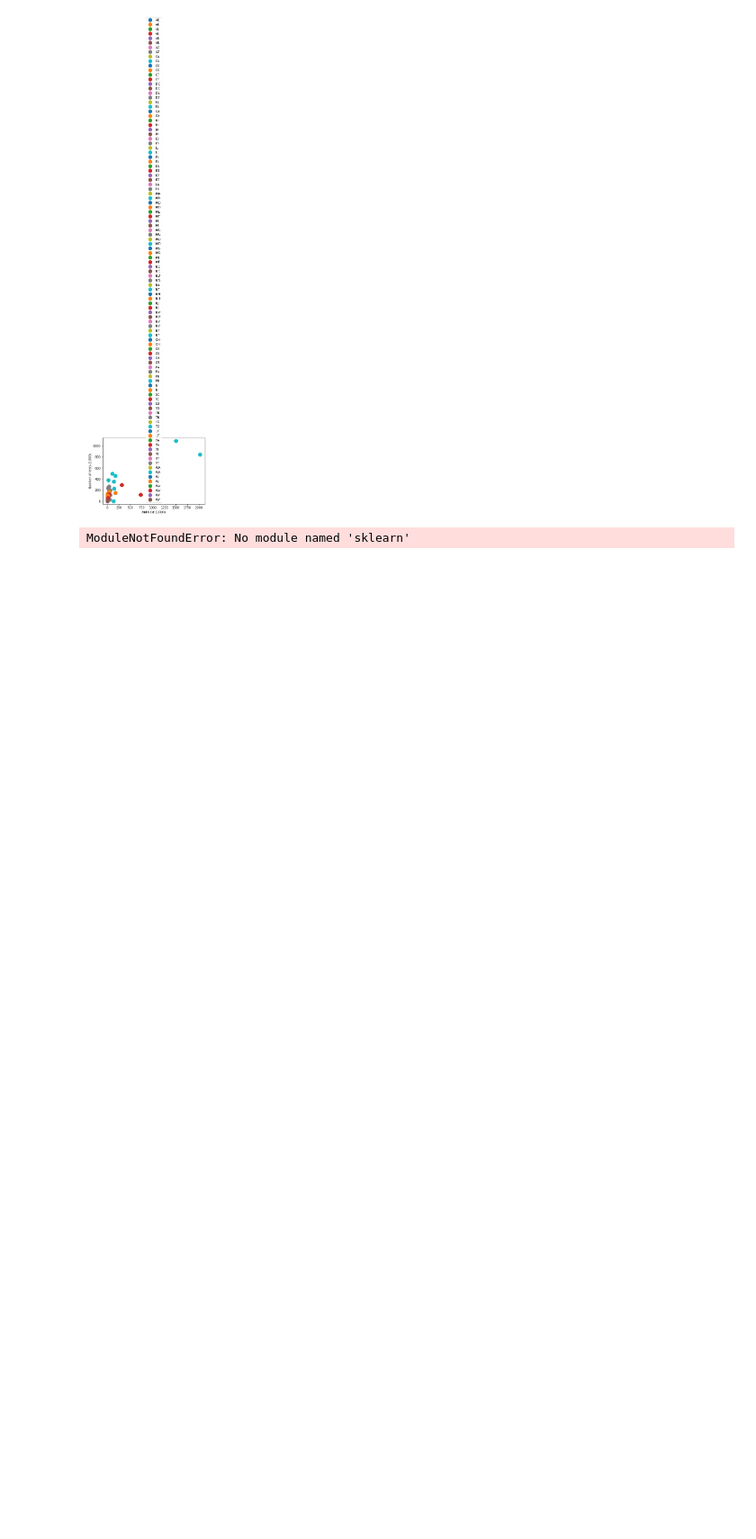
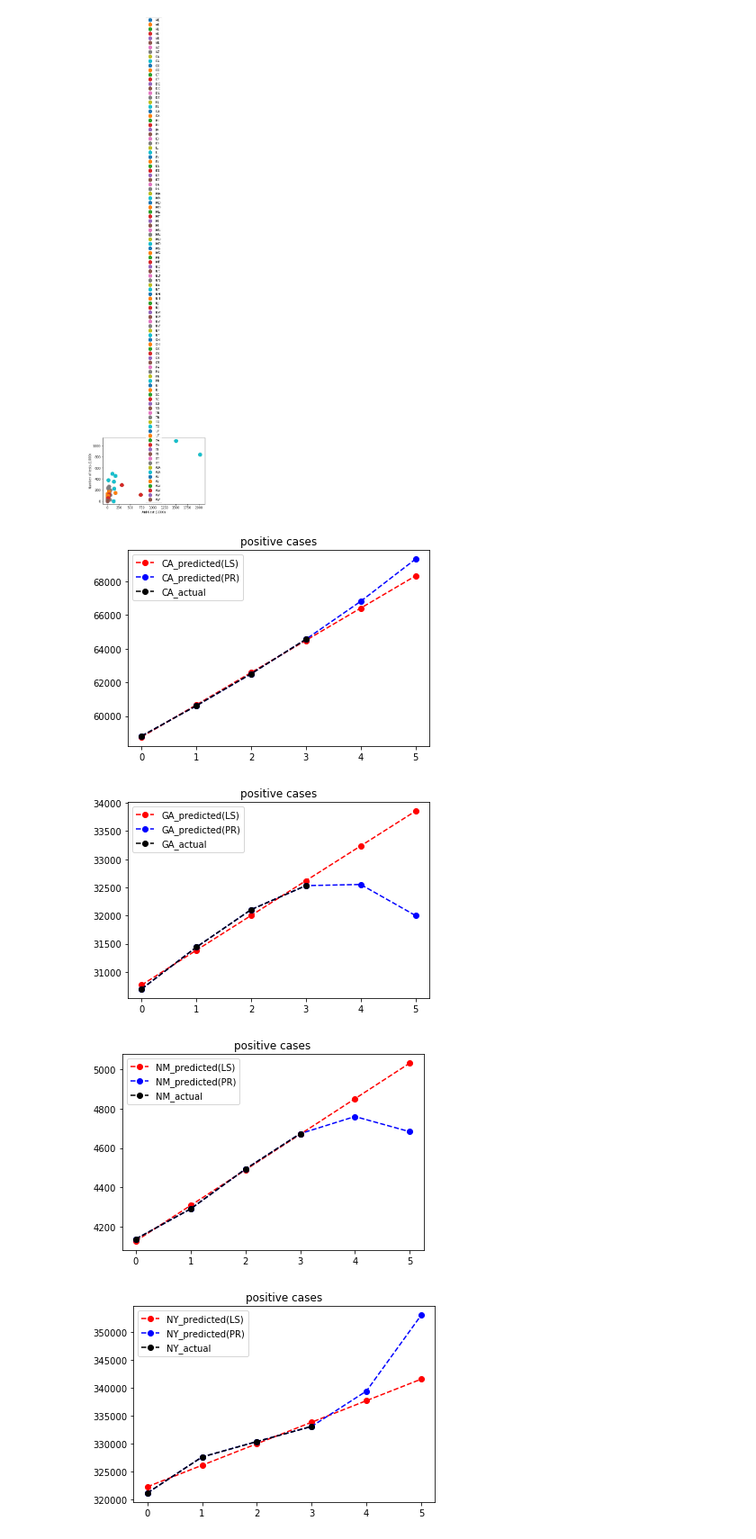
Before and after one commit to sahba-t/covidTracker, a Jupyter notebook: Analysis.ipynb, the cells around one changed output. Shown at 90% size. Drawn from its saved outputs; the diff is of its cells as text; code cells hidden in the pictures; blank space fills up the shorter version.

```diff
--- a/Analysis.ipynb
+++ b/Analysis.ipynb
@@ -153,32 +153,36 @@ poor NM!  1313.89
 # %%
 #Start with linead Regression
 from sklearn.linear_model import LinearRegression as LR
 from sklearn.preprocessing import PolynomialFeatures
 #SVR did not work debug later
 # from sklearn import svm
 csv_path="./AnalysisData/Q1_CASES_EXPORT.csv"
 df = pd.read_csv(csv_path)
 feature_point_count = 2
 for state in ['CA', 'GA', 'NM', 'NY']:
     state_df = df[df.STATE==state]
+    state_df = state_df.sort_values(by=['DATERECORDED'])
     time_values = np.array(list(range(len(state_df))))
     positive_results = state_df['POSITIVE']
     reshaped_x = time_values.reshape(len(time_values),1)
     reg = LR().fit(reshaped_x, positive_results)
     poly_features = PolynomialFeatures(degree=3)
     X_poly = poly_features.fit_transform(reshaped_x)
     poly_reg = LR().fit(X_poly, positive_results)
     future_time_values = np.concatenate((time_values,
                                         np.arange(len(time_values), len(time_values) + feature_point_count)))
     future_x_reshaped = future_time_values.reshape(len(future_time_values),1)
     predicted_pos_ls = reg.predict(future_x_reshaped)
 
     predicted_pos_pr = poly_reg.predict(poly_features.fit_transform(future_x_reshaped))
     plt.figure()
     plt.title('positive cases')
-    plt.plot(time_values, state_df.POSITIVE,"--ob", label=state + "_actual" )
     plt.plot(future_time_values, predicted_pos_ls, "--or", label=state + "_predicted(LS)" )
-    plt.plot(future_time_values, predicted_pos_pr, "--oc", label=state + "_predicted(PR)" )
+    plt.plot(future_time_values, predicted_pos_pr, "--ob", label=state + "_predicted(PR)" )
+    plt.plot(time_values, state_df.POSITIVE,"--ok", label=state + "_actual" )
     plt.legend()
 # %% [output]
-ModuleNotFoundError: No module named 'sklearn'
+[figure, added]
+[figure, added]
+[figure, added]
+[figure, added]
```
